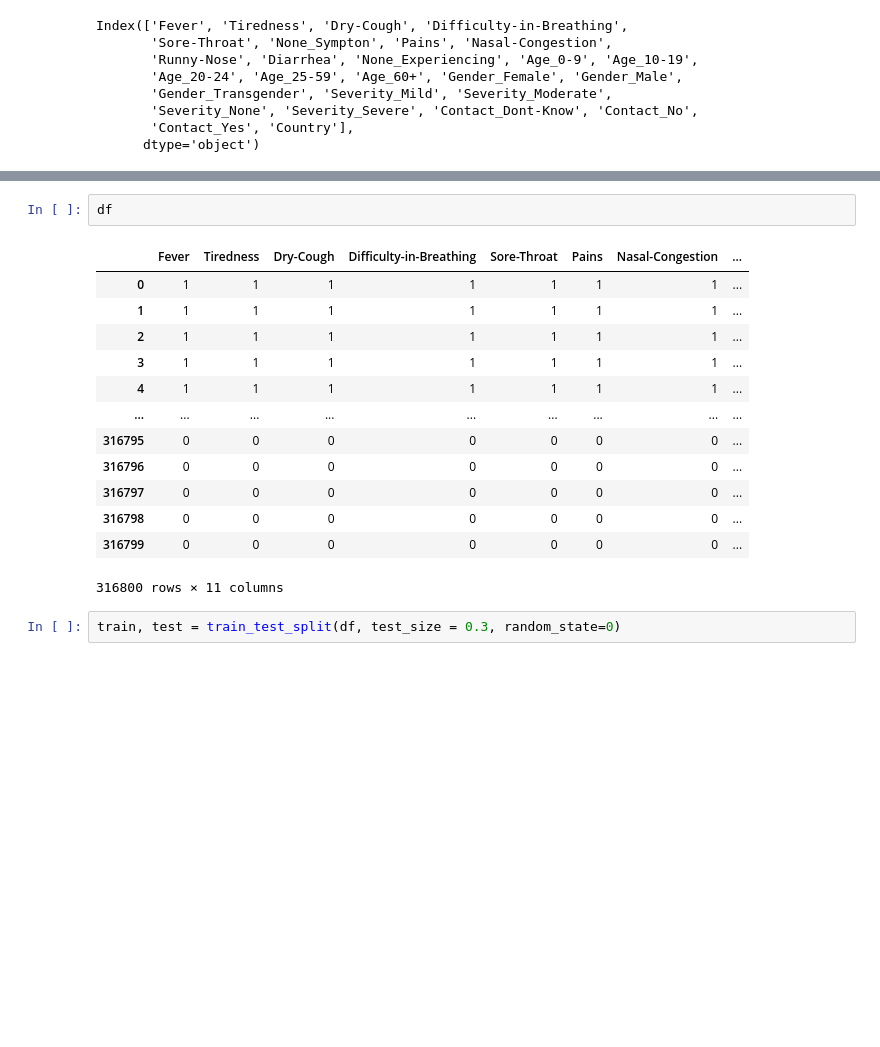
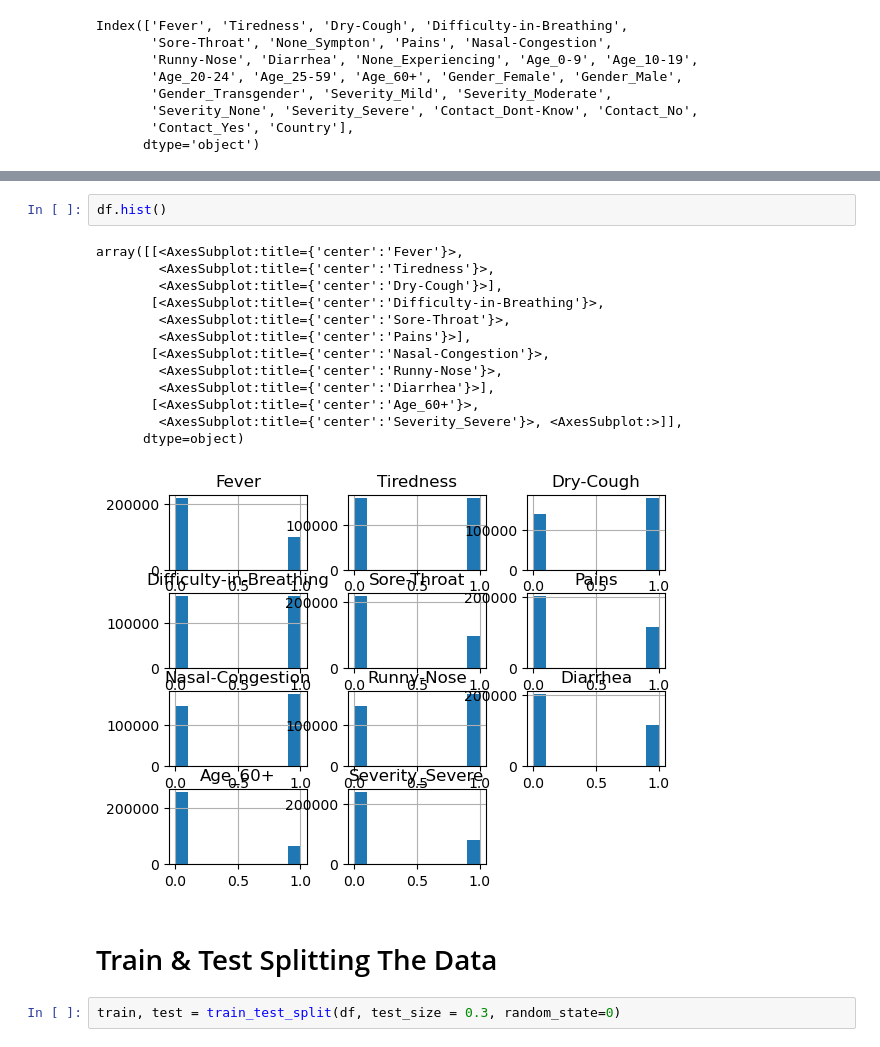
Before and after one commit to Subhajeet-Das/COVID-19-Severity-for-Aged-Persons, a Jupyter notebook: covid-19.ipynb, the cells around one changed output, grey strips where cells are left out. Drawn from its saved outputs; the diff is of its cells as text; blank space fills up the shorter version.

Commit message:
| Covid-19 Severity for Aged Persons |

```diff
--- a/covid-19.ipynb
+++ b/covid-19.ipynb
@@ -73,19 +94,21 @@ df.drop(['Contact_Dont-Know', 'Contact_No', 'Contact_Yes', 'Country', 'Severity_
 # %%
-df
+df.hist()
 # %% [output]
-|  | Fever | Tiredness | Dry-Cough | Difficulty-in-Breathing | Sore-Throat | Pains | Nasal-Congestion | ... |
-| 0 | 1 | 1 | 1 | 1 | 1 | 1 | 1 | ... |
-| 1 | 1 | 1 | 1 | 1 | 1 | 1 | 1 | ... |
-| 2 | 1 | 1 | 1 | 1 | 1 | 1 | 1 | ... |
-| 3 | 1 | 1 | 1 | 1 | 1 | 1 | 1 | ... |
-| 4 | 1 | 1 | 1 | 1 | 1 | 1 | 1 | ... |
-| ... | ... | ... | ... | ... | ... | ... | ... | ... |
-| 316795 | 0 | 0 | 0 | 0 | 0 | 0 | 0 | ... |
-| 316796 | 0 | 0 | 0 | 0 | 0 | 0 | 0 | ... |
-| 316797 | 0 | 0 | 0 | 0 | 0 | 0 | 0 | ... |
-| 316798 | 0 | 0 | 0 | 0 | 0 | 0 | 0 | ... |
-| 316799 | 0 | 0 | 0 | 0 | 0 | 0 | 0 | ... |
-316800 rows × 11 columns
+array([[<AxesSubplot:title={'center':'Fever'}>,
+        <AxesSubplot:title={'center':'Tiredness'}>,
+        <AxesSubplot:title={'center':'Dry-Cough'}>],
+       [<AxesSubplot:title={'center':'Difficulty-in-Breathing'}>,
+        <AxesSubplot:title={'center':'Sore-Throat'}>,
+        <AxesSubplot:title={'center':'Pains'}>],
+       [<AxesSubplot:title={'center':'Nasal-Congestion'}>,
+        <AxesSubplot:title={'center':'Runny-Nose'}>,
+        <AxesSubplot:title={'center':'Diarrhea'}>],
+       [<AxesSubplot:title={'center':'Age_60+'}>,
+        <AxesSubplot:title={'center':'Severity_Severe'}>, <AxesSubplot:>]],
+      dtype=object)
+[figure, added]
+# %% [markdown]
+# Train & Test Splitting The Data
 # %%
 train, test = train_test_split(df, test_size = 0.3, random_state=0)
 # %%
```
Also changed, not shown: parts of 13 cells of this notebook.
